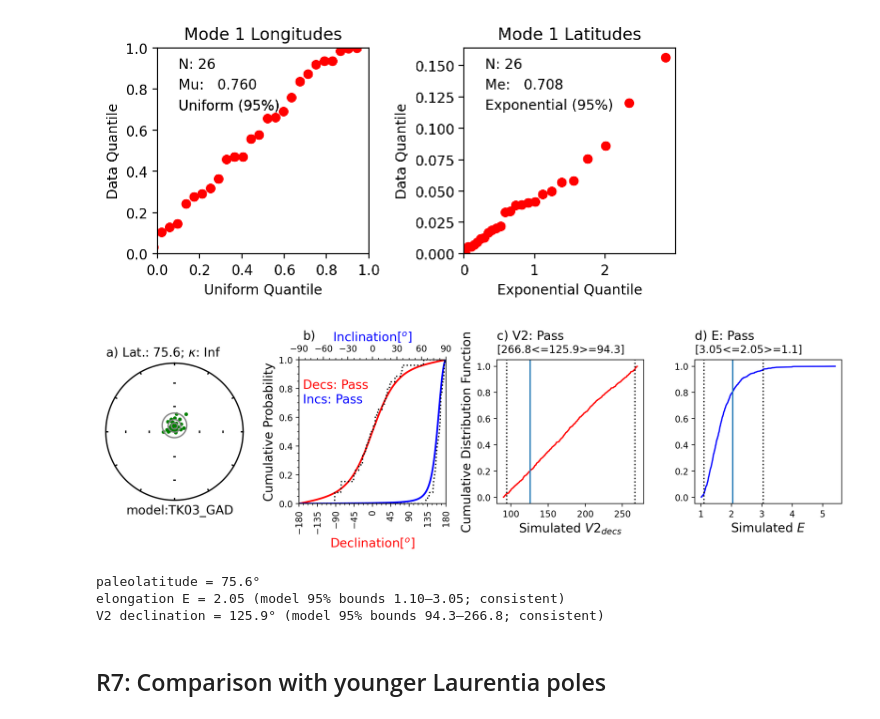
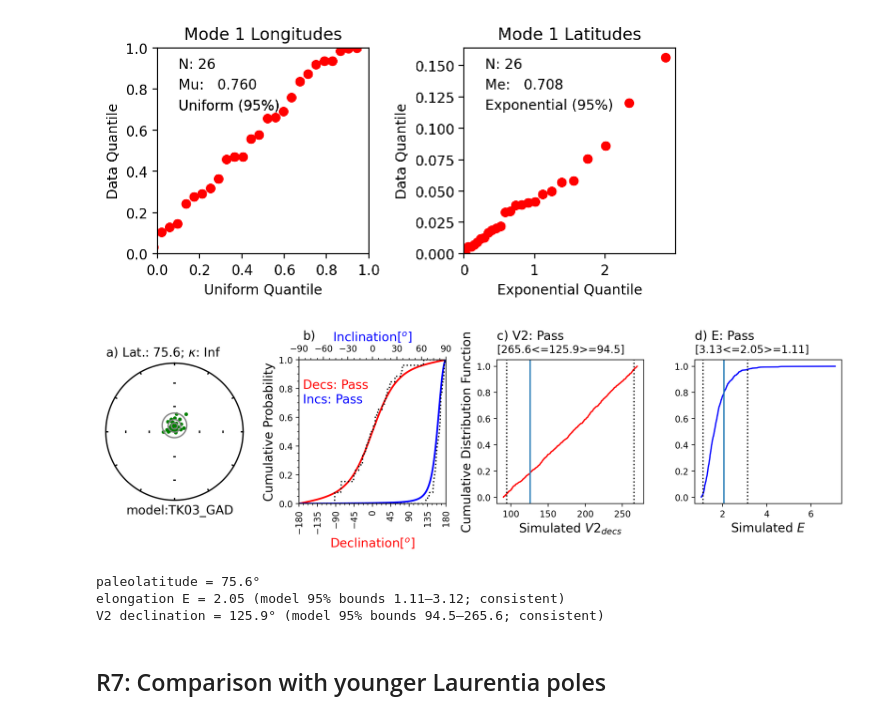
Before and after one commit to Swanson-Hysell-Group/2026_Laurentia_Precambrian_poles, a Jupyter notebook: pole_notebooks/575_Callander.ipynb, the cells around one changed output. Drawn from its saved outputs; the diff is of its cells as text; code cells hidden in the pictures.

```diff
--- a/pole_notebooks/575_Callander.ipynb
+++ b/pole_notebooks/575_Callander.ipynb
@@ -189,22 +213,22 @@ fishqq_result
 [figure]
 # %%
 try:
-    svei_result = pt.svei_test_vgps(sites_pole, study_lon, study_lat, model='TK03_GAD', plot=True)
+    svei_result = pt.svei_test_vgps(sites_geo, study_lon, study_lat, model='TK03_GAD', plot=True)
     print(f"paleolatitude = {svei_result['lat']:.1f}°")
     print(f"elongation E = {svei_result['E']:.2f} "
           f"(model 95% bounds {svei_result['Esim_min']:.2f}–{svei_result['Esim_max']:.2f}; "
           f"{'consistent' if svei_result['E_result'] else 'inconsistent'})")
     print(f"V2 declination = {svei_result['V2dec']:.1f}° "
           f"(model 95% bounds {svei_result['V2sim_min']:.1f}–{svei_result['V2sim_max']:.1f}; "
           f"{'consistent' if svei_result['V2_result'] else 'inconsistent'})")
 except Exception as exc:
     print(f"SVEI test could not be completed: {exc}")
     print("(The very steep inclination / VGP distribution can fall outside the simulated range.)")
 # %% [output]
-[figure, old version]
+[figure, new version]
 paleolatitude = 75.6°
-elongation E = 2.05 (model 95% bounds 1.10–3.05; consistent)
-V2 declination = 125.9° (model 95% bounds 94.3–266.8; consistent)
+elongation E = 2.05 (model 95% bounds 1.11–3.12; consistent)
+V2 declination = 125.9° (model 95% bounds 94.5–265.6; consistent)
 # %% [markdown]
 ## R7: Comparison with younger Laurentia poles
 # %%
```
Also changed, not shown: parts of 12 cells of this notebook, 1 other file.
